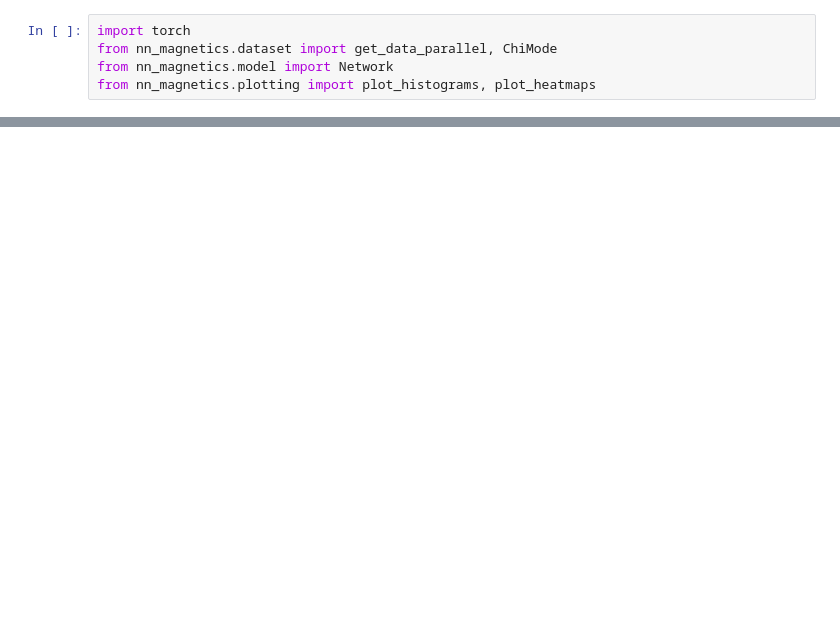
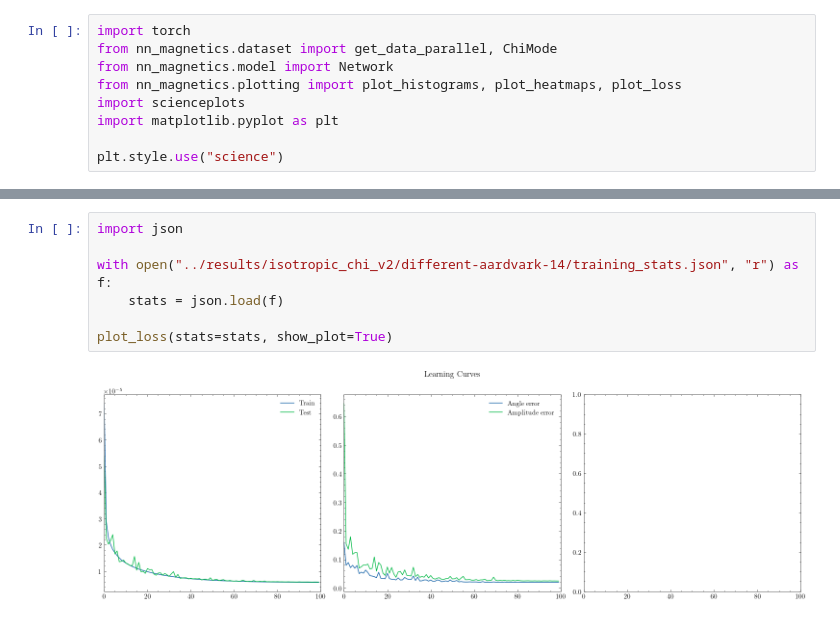
Before and after one commit to jack-smithy/nn_magnetics, a Jupyter notebook: notebooks/test.ipynb, the cells around one changed output, grey strips where cells are left out. Drawn from its saved outputs; the diff is of its cells as text; blank space fills up the shorter version.

```diff
--- a/notebooks/test.ipynb
+++ b/notebooks/test.ipynb
@@ -8,4 +5,8 @@ The autoreload extension is already loaded. To reload it, use:
 import torch
 from nn_magnetics.dataset import get_data_parallel, ChiMode
 from nn_magnetics.model import Network
-from nn_magnetics.plotting import plot_histograms, plot_heatmaps
+from nn_magnetics.plotting import plot_histograms, plot_heatmaps, plot_loss
+import scienceplots
+import matplotlib.pyplot as plt
+
+plt.style.use("science")
@@ -52,0 +32,9 @@ plot_heatmaps(
+# %%
+import json
+
+with open("../results/isotropic_chi_v2/different-aardvark-14/training_stats.json", "r") as f:
+    stats = json.load(f)
+
+plot_loss(stats=stats, show_plot=True)
+# %% [output]
+[figure, added]
```
Also changed, not shown: parts of 6 cells of this notebook, 29 other files.
